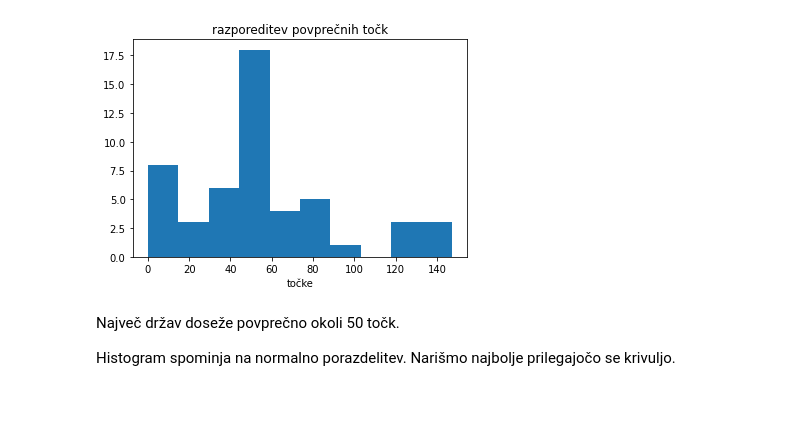
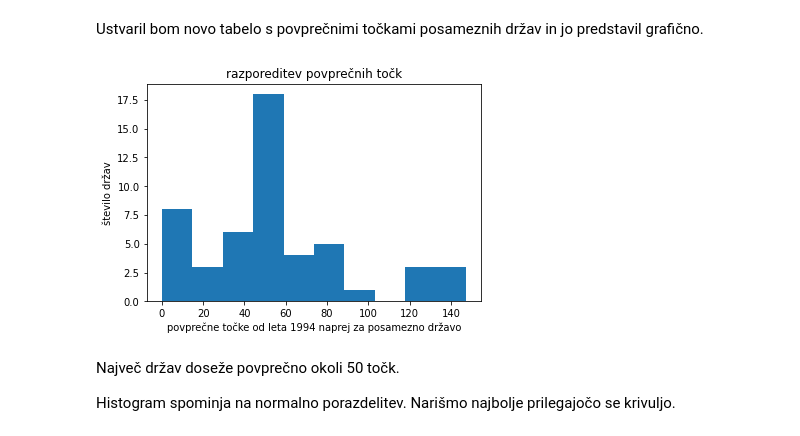
Before and after one commit to lukasimcic/Evrovizija-obdelava-podatkov, a Jupyter notebook: obdelava_podatkov.ipynb, the cells around one changed output. Drawn from its saved outputs; the diff is of its cells as text; code cells hidden in the pictures; blank space fills up the shorter version.

```diff
--- a/obdelava_podatkov.ipynb
+++ b/obdelava_podatkov.ipynb
@@ -30,13 +75,16 @@ Zanimalo me bo, če so vse države približno enako uspešne, če obstaja kakše
+# %% [markdown]
+Ustvaril bom novo tabelo s povprečnimi točkami posameznih držav in jo predstavil grafično.
 # %%
-uvrstitve_po_državah = uvrstitve.groupby('država').mean()
+uvrstitve_po_državah = uvrstitve.drop(columns='leto').groupby('država').mean()
 točke = uvrstitve_po_državah['točke'].to_numpy()
 
 plt.hist(točke)
 plt.title('razporeditev povprečnih točk')
-plt.xlabel('točke')
+plt.xlabel('povprečne točke od leta 1994 naprej za posamezno državo')
+plt.ylabel('število držav')
 plt.show()
 # %% [output]
-[figure, old version]
+[figure, new version]
 # %% [markdown]
 Največ držav doseže povprečno okoli 50 točk.
 
```
Also changed, not shown: parts of 42 cells of this notebook.
